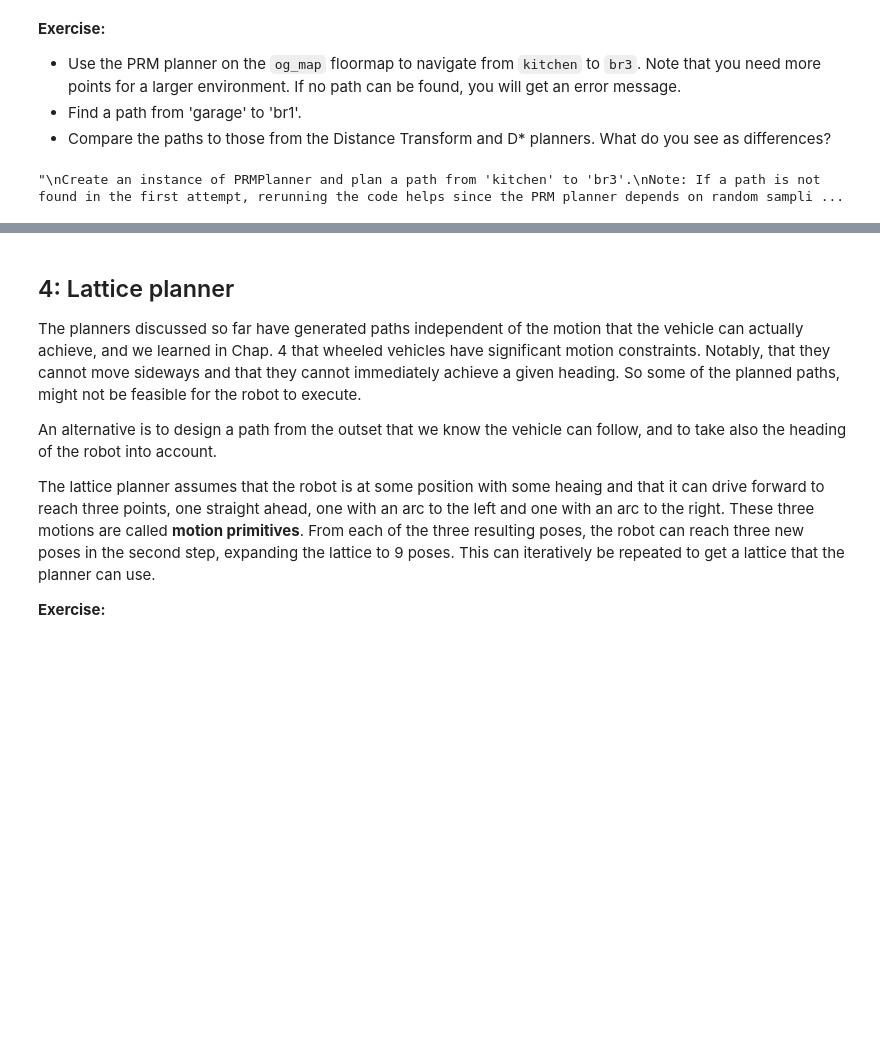
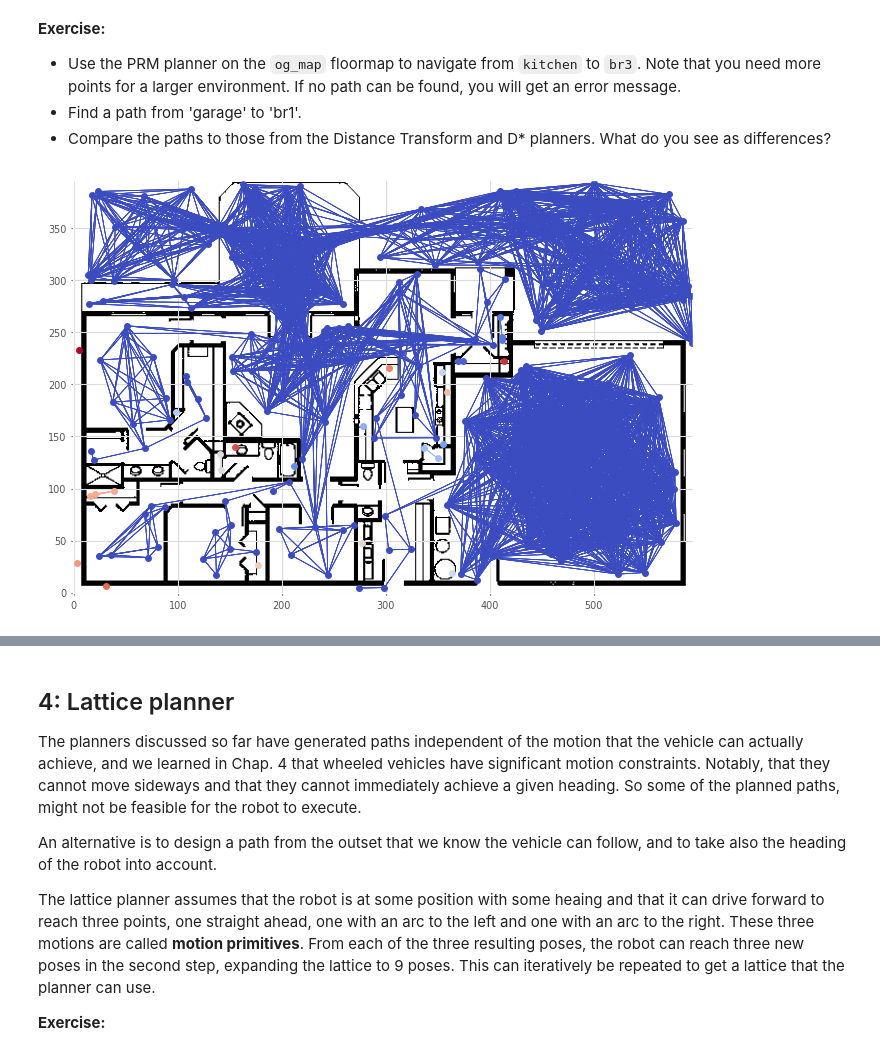
Before and after one commit to loganrower/FTE-Mobile_Robotics, a Jupyter notebook: Week3/t06_map_based_planning.ipynb, the cells around one changed output, grey strips where cells are left out. Cells and saved outputs as stored; diff of their text form; code cells hidden in the pictures; blank space fills up the shorter version.

```diff
--- a/Week3/t06_map_based_planning.ipynb
+++ b/Week3/t06_map_based_planning.ipynb
@@ -731,10 +731,20 @@ plt.show()
 * Compare the paths to those from the Distance Transform and D* planners. What do you see as differences?
 # %%
 '''
-Create an instance of PRMPlanner and plan a path from 'kitchen' to 'br3'.
+Create an instance of PRMPlanner and plan a path from 'garage' to 'br3'.
 Note: If a path is not found in the first attempt, rerunning the code helps since the PRM planner depends on random sampling of points.
 '''
 
 ### Add your code here ###
+
+# initialized the planner
+prm = PRMPlanner(occgrid=og_map.grid)
+
+# Create a graph for the probabilistic roadmap with 250 random points
+prm.plan(npoints=250)
+fig,ax = plt.subplots(figsize=(8,8))
+plt.imshow(prm.occgrid.grid, cmap='binary', origin="lower")
+prm.plot_graph(ax=ax)
+#
 # %% [output]
-"\nCreate an instance of PRMPlanner and plan a path from 'kitchen' to 'br3'.\nNote: If a path is not found in the first attempt, rerunning the code helps since the PRM planner depends on random sampli ...
+[figure, added]
```
Also changed, not shown: parts of 7 cells of this notebook.
